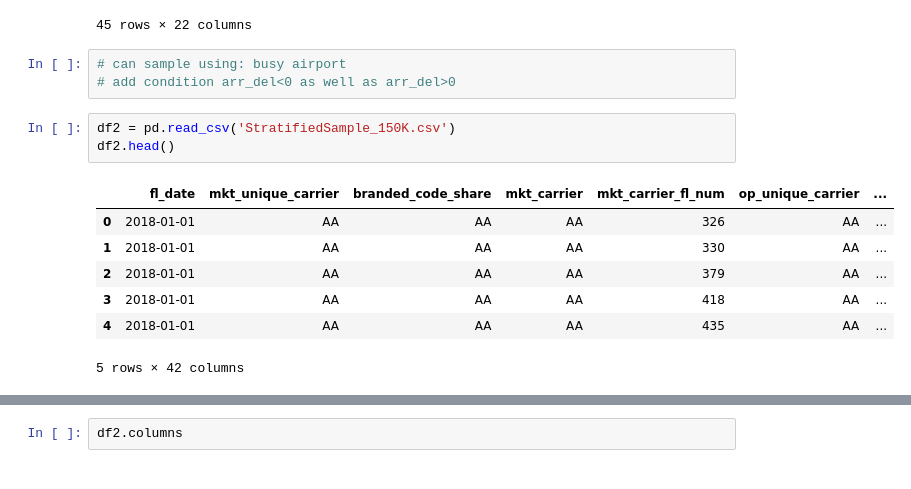
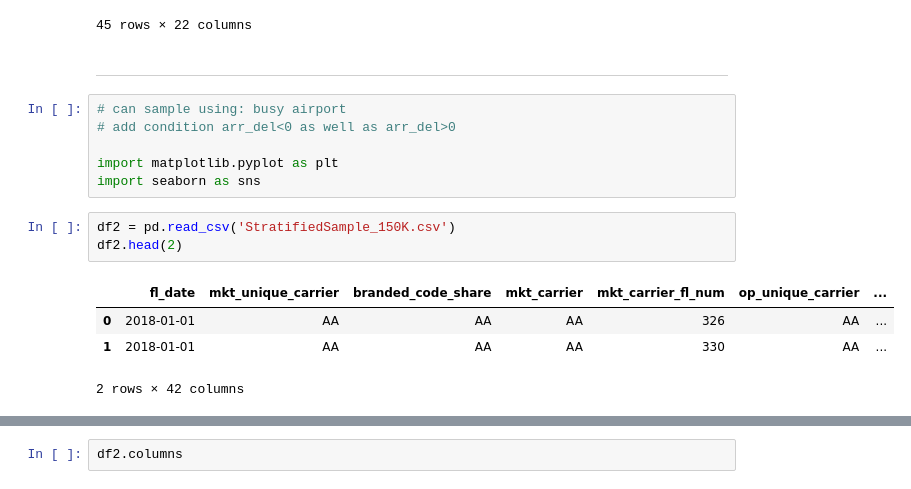
Before and after one commit to ShilpiST/LHL-Mid-Term_Flights, a Jupyter notebook: Modeling the Flights data-Copy1.ipynb, the cells around one changed output, grey strips where cells are left out. Drawn from its saved outputs; the diff is of its cells as text.

```diff
--- a/Modeling the Flights data-Copy1.ipynb
+++ b/Modeling the Flights data-Copy1.ipynb
@@ -775,20 +779,22 @@ df1[df1['dest_state'] == ' TT']
 | 146572 | 2018-10-08 | HNL | Honolulu, HI | PPG | Pago Pago, TT | 1640 | 2120 | 0 | ... |
 | 147847 | 2018-01-17 | GUM | Guam, TT | SPN | Saipan, TT | 2030 | 2120 | 0 | ... |
 45 rows × 22 columns
+# %% [markdown]
+----
 # %%
 # can sample using: busy airport
 # add condition arr_del<0 as well as arr_del>0
+
+import matplotlib.pyplot as plt
+import seaborn as sns
 # %%
 df2 = pd.read_csv('StratifiedSample_150K.csv')
-df2.head()
+df2.head(2)
 # %% [output]
 |  | fl_date | mkt_unique_carrier | branded_code_share | mkt_carrier | mkt_carrier_fl_num | op_unique_carrier | ... |
 | 0 | 2018-01-01 | AA | AA | AA | 326 | AA | ... |
 | 1 | 2018-01-01 | AA | AA | AA | 330 | AA | ... |
-| 2 | 2018-01-01 | AA | AA | AA | 379 | AA | ... |
-| 3 | 2018-01-01 | AA | AA | AA | 418 | AA | ... |
-| 4 | 2018-01-01 | AA | AA | AA | 435 | AA | ... |
-5 rows × 42 columns
+2 rows × 42 columns
 # %%
 # Do Automaed Data preprocess using below link
 # https://github.com/mdkearns/automated-data-preprocessing
```
Also changed, not shown: parts of 78 cells of this notebook.
